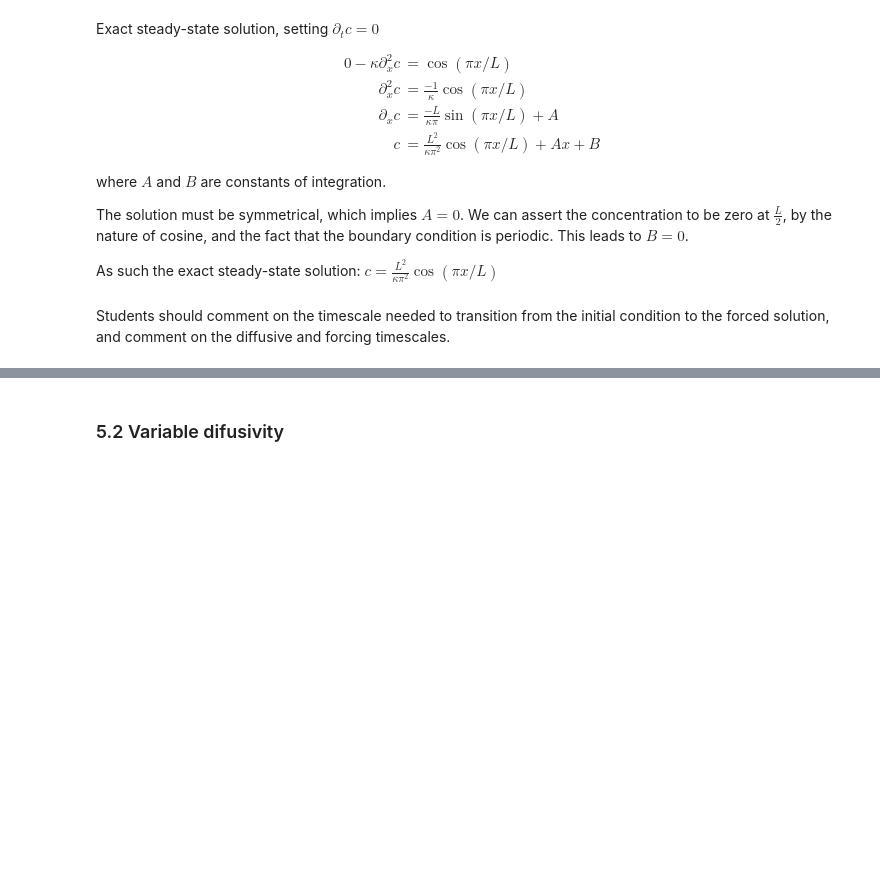
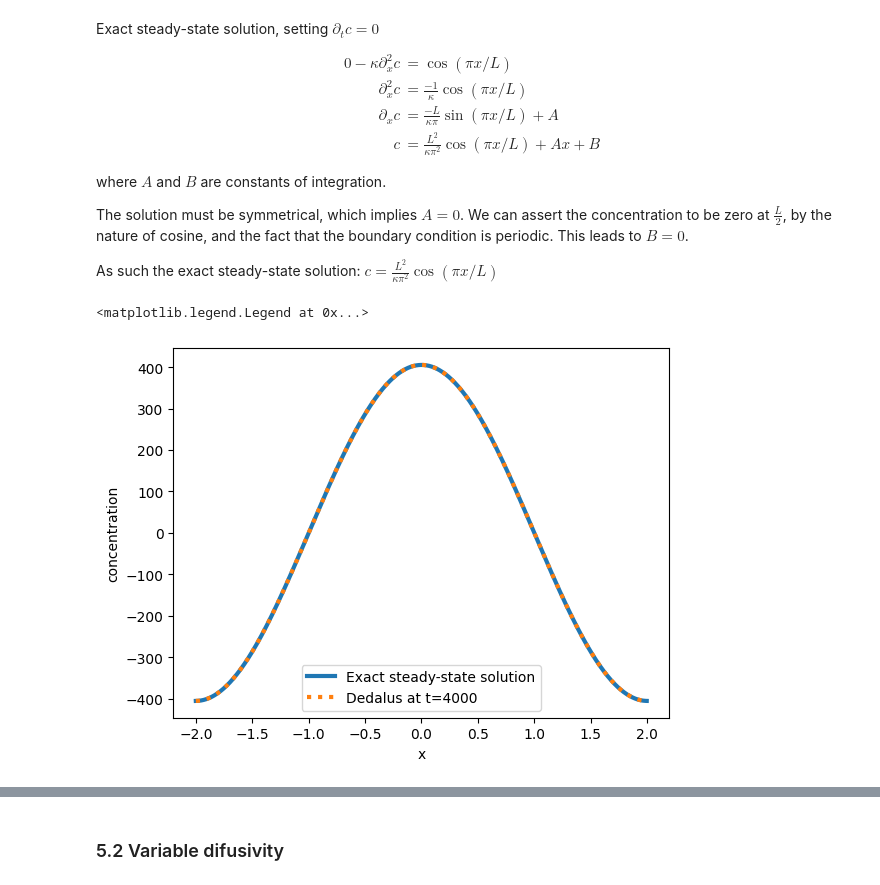
Before and after one commit to sjg230/QCES_LNM, a Jupyter notebook: Project1_dedalus.ipynb, the cells around one changed output, grey strips where cells are left out. Saved outputs shown, nothing was run; the diff lists cells and outputs as text; code cells hidden in the pictures; blank space fills up the shorter version.

```diff
--- a/Project1_dedalus.ipynb
+++ b/Project1_dedalus.ipynb
@@ -407,7 +409,7 @@ problem.add_equation("dt(c) - kappa * dx(dx(c)) = f_x"); # Write out the equatio
 timestepper = dedalus.CNAB1
 solver = problem.build_solver(timestepper)
 
-solver.stop_sim_time = 1000 # Stop at 10 simulation time units
+solver.stop_sim_time = 4000 # Stop at 10 simulation time units
 
 # Main loop
 timestep = 0.1
@@ -415,7 +417,7 @@ c.change_scales(1)
 c_save = [np.copy(c['g'])]; t_save = [solver.sim_time]; # Save the initial condition and the initial time
 while solver.proceed:
     solver.step(timestep)
-    if solver.iteration % 500 == 0: # Every 500 timesteps, print a message to the screen with the progress
+    if solver.iteration % 10000 == 0: # Every 500 timesteps, print a message to the screen with the progress
         logger.info('Iteration=%i, Time=%e, dt=%e' %(solver.iteration, solver.sim_time, timestep))
     c.change_scales(1)
     c_save.append(np.copy(c['g']))
@@ -462,5 +463,13 @@ The solution must be symmetrical, which implies $A=0$. We can assert the concent
 
 As such the exact steady-state solution:
 $c = \frac{L^2}{\kappa\pi^2}\cos(\pi x / L)$
-# %% [markdown]
-Students should comment on the timescale needed to transition from the initial condition to the forced solution, and comment on the diffusive and forcing timescales.
+# %%
+fig, ax = plt.subplots()
+ax.plot(x, Lx**2/kappa/np.pi**2*np.cos(np.pi*x/Lx), label='Exact steady-state solution', lw=3)
+ax.plot(x, c_save[40000], label='Dedalus at t=4000', linestyle=':', lw=3)
+ax.set_xlabel('x')
+ax.set_ylabel('concentration')
+ax.legend()
+# %% [output]
+<matplotlib.legend.Legend at 0x...>
+[figure, added]
```
Also changed, not shown: parts of 7 cells of this notebook.
